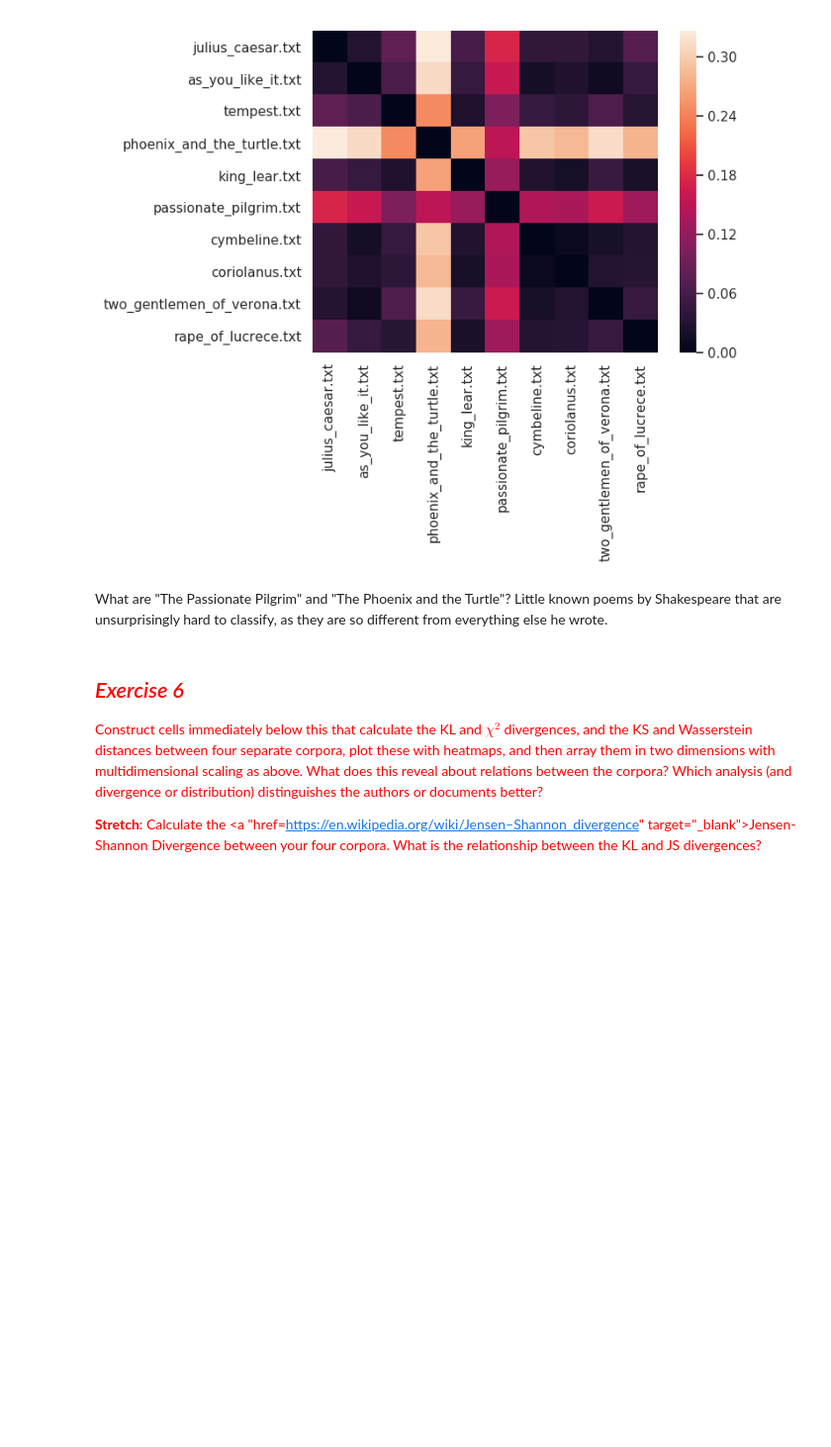
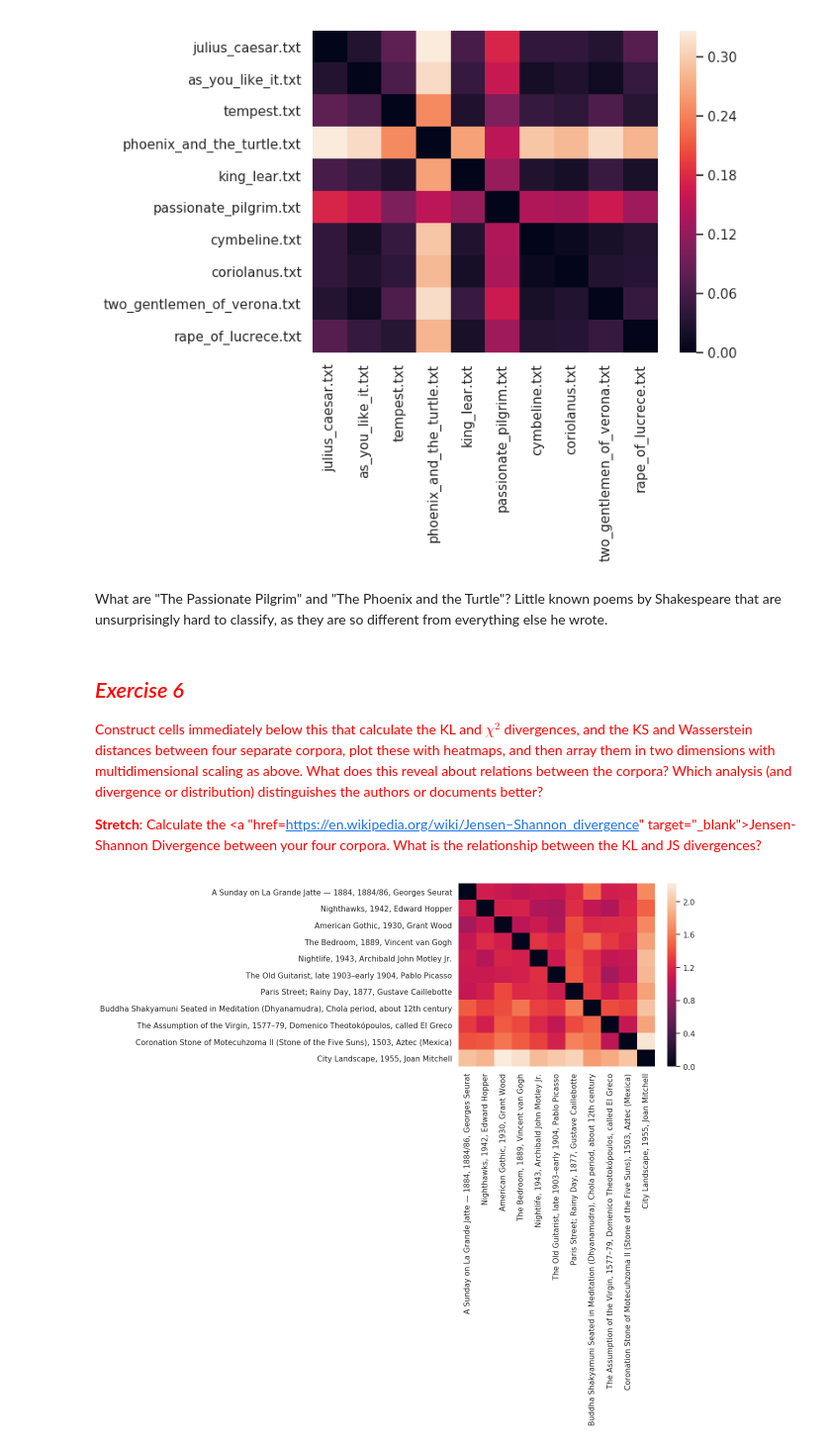
Before and after one commit to luxin-tian/Content-Analysis-2020, a Jupyter notebook: week-4/4-Counting-Words-Phrases_Exercise.ipynb, the cells around one changed output. Shown at 99% size. Drawn from its saved outputs; the diff is of its cells as text; code cells hidden in the pictures; blank space fills up the shorter version.

```diff
--- a/week-4/4-Counting-Words-Phrases_Exercise.ipynb
+++ b/week-4/4-Counting-Words-Phrases_Exercise.ipynb
@@ -2583,0 +2872,8 @@ The movie, about time, which is about time travel, funnily enough has:
+# %%
+# Print all tokens with their children.
+for sent in sents:
+    print()
+    doc = nlp(sent)
+    for token in doc:
+        print(token.text, token.dep_, token.head.text, token.head.pos_,
+                [child for child in token.children])
@@ -2583,0 +2972,12 @@ The movie, about time, which is about time travel, funnily enough has:
+# %%
+# What are the VERBs that are associated with a object ?
+from spacy.symbols import dobj, VERB
+candidate = []
+for sent in sents:
+    doc = nlp(sent)
+    for possible1 in doc:
+        if possible1.pos == VERB:
+            for possible2 in possible1.children:
+                if possible2.dep == dobj:
+                    candidate.append((possible1, possible2))
+candidate
@@ -2950,3 +3419,10 @@ What are "The Passionate Pilgrim" and "The Phoenix and the Turtle"? Little known
 <span style="color:red">Construct cells immediately below this that calculate the KL and $\chi^2$ divergences, and the KS and Wasserstein distances between four separate corpora, plot these with heatmaps, and then array them in two dimensions with multidimensional scaling as above. What does this reveal about relations between the corpora? Which analysis (and divergence or distribution) distinguishes the authors or documents better?
 
 <span style="color:red">**Stretch**: Calculate the <a "href=https://en.wikipedia.org/wiki/Jensen–Shannon_divergence" target="_blank">Jensen-Shannon Divergence</a> between your four corpora. What is the relationship between the KL and JS divergences?</span>
+# %%
+# Investigate the pair-wise divergences among the first artworks
+corpora = []
+for index, row in art_chicago.iterrows():
+    if len(corpora) > 10:
+        break
+    corpora.append(row['tokenized_text'])
@@ -2952,0 +3486,18 @@ What are "The Passionate Pilgrim" and "The Phoenix and the Turtle"? Little known
+# %%
+fileids = list(art_chicago['artwork_title'])[0:len(corpora)]
+# %%
+# calculate the KL divergence for each pair of corpora,
+# turn the results into a matrix, and visualize the matrix as a heatmap.
+L = []
+for p in corpora:
+    l = []
+    for q in corpora:
+        l.append(Divergence(p,q, difference = 'KL'))
+    L.append(l)
+M = np.array(L)
+fig = plt.figure()
+div = pandas.DataFrame(M, columns = fileids, index = fileids)
+ax = sns.heatmap(div)
+plt.show()
+# %% [output]
+[figure, added]
```
Also changed, not shown: parts of 48 cells of this notebook, 1 other file.
